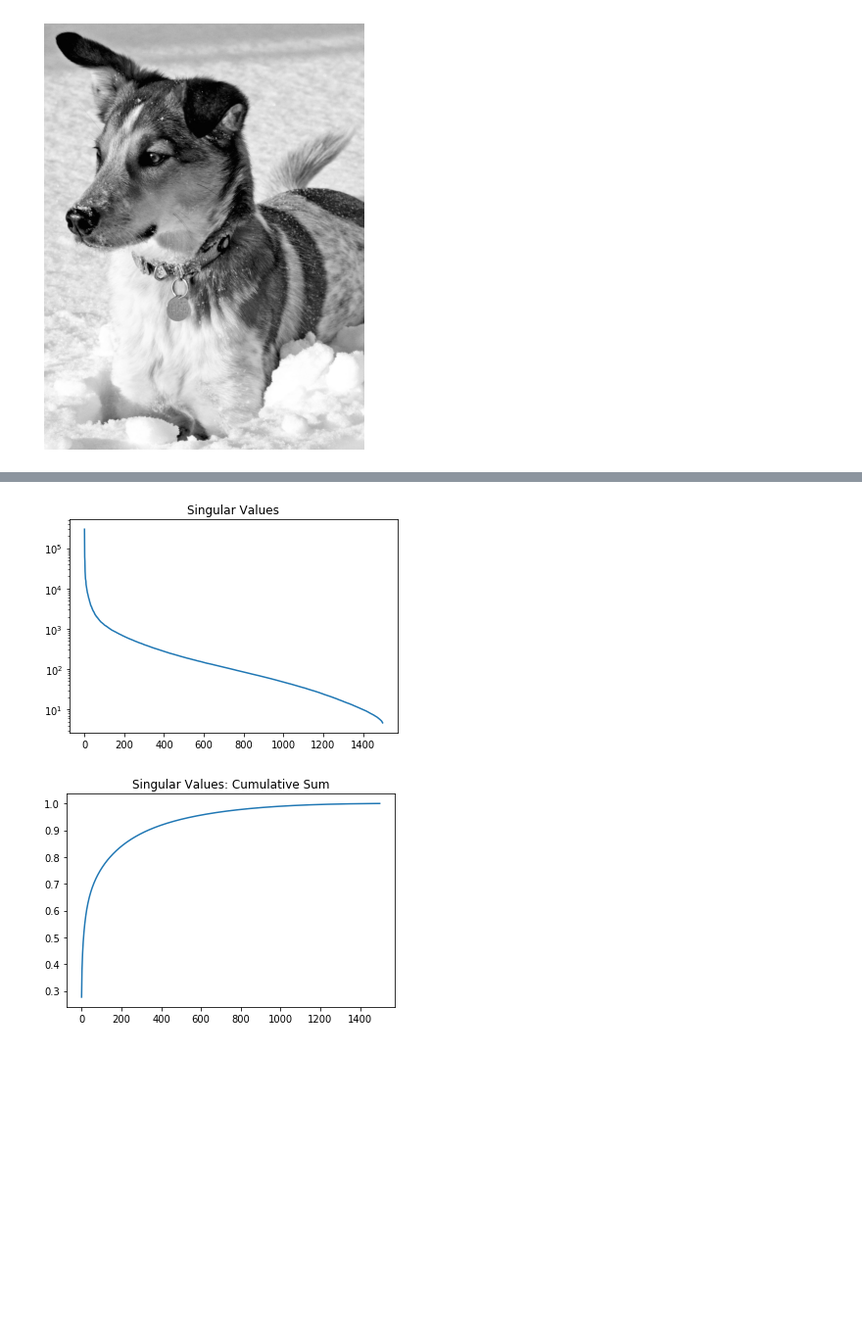
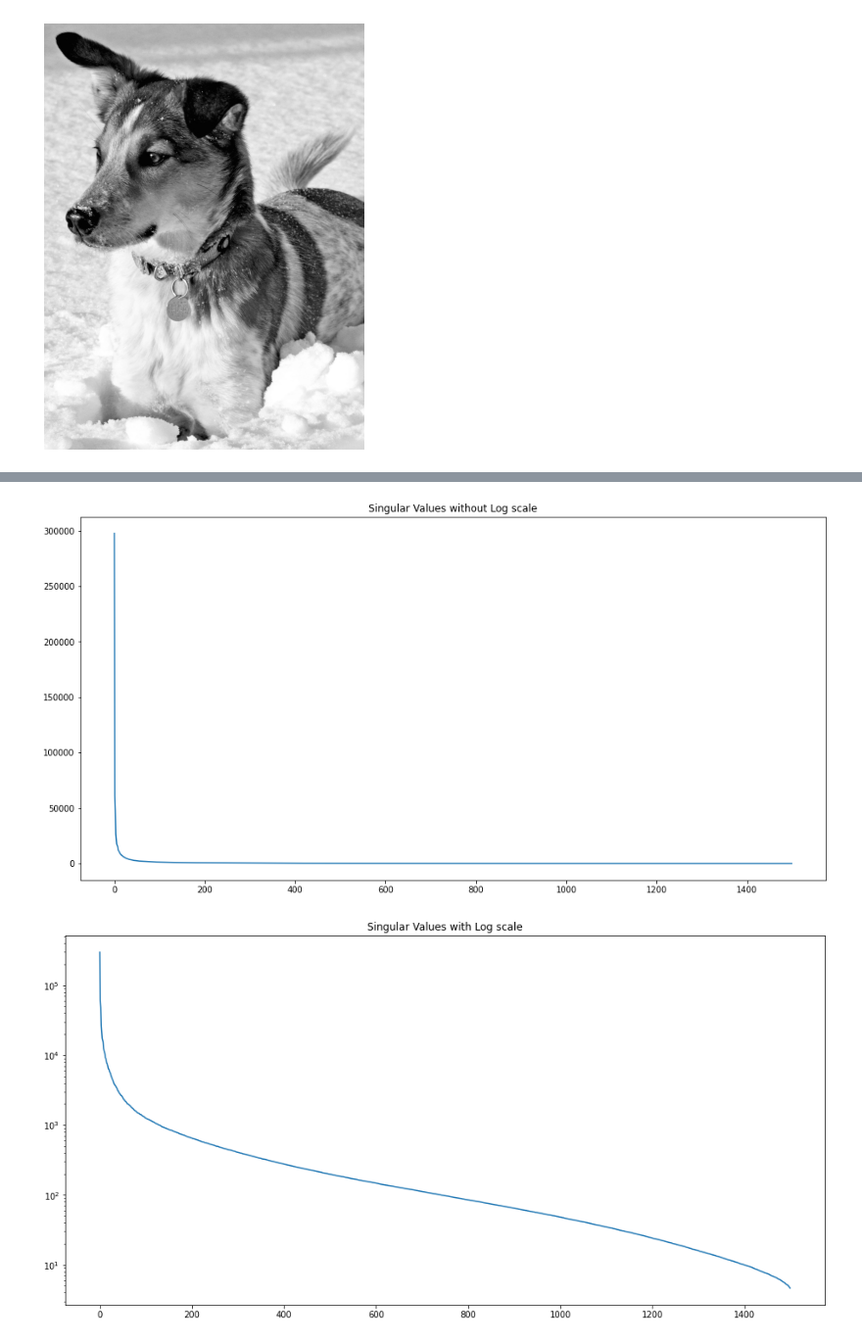
Before and after one commit to ml-ninja/Data_Driven_Science_Python_Demos, a Jupyter notebook: CH01/CH01_SEC02.ipynb, the cells around one changed output, grey strips where cells are left out. Shown at 98% size. Drawn from its saved outputs; the diff is of its cells as text; code cells hidden in the pictures; blank space fills up the shorter version.

```diff
--- a/CH01/CH01_SEC02.ipynb
+++ b/CH01/CH01_SEC02.ipynb
@@ -50,15 +38,22 @@ for r in (5, 20, 100):
 # %%
 ## f_ch01_ex02_2
 
 plt.figure(1)
-plt.semilogy(np.diag(S))
-plt.title('Singular Values')
+plt.plot(np.diag(S))
+plt.title('Singular Values without Log scale')
 plt.show()
 
 plt.figure(2)
+# https://matplotlib.org/stable/api/_as_gen/matplotlib.pyplot.semilogy.html
+plt.semilogy(np.diag(S))
+plt.title('Singular Values with Log scale')
+plt.show()
+
+plt.figure(3)
+# https://numpy.org/doc/stable/reference/generated/numpy.cumsum.html
 plt.plot(np.cumsum(np.diag(S))/np.sum(np.diag(S)))
 plt.title('Singular Values: Cumulative Sum')
 plt.show()
 # %% [output]
-[figure, old version]
+[figure, new version]
-[figure, old version]
+[figure, new version]
```
Also changed, not shown: parts of 4 cells of this notebook.
